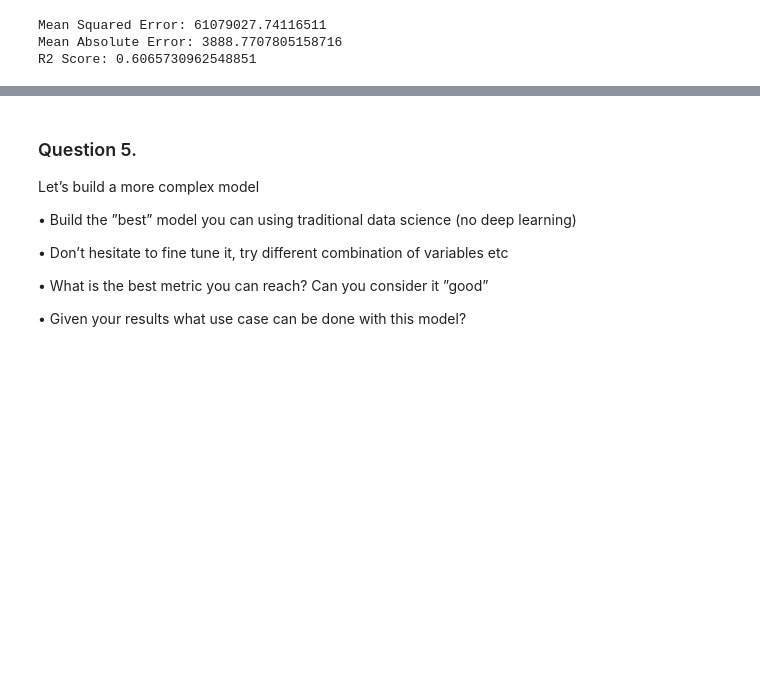
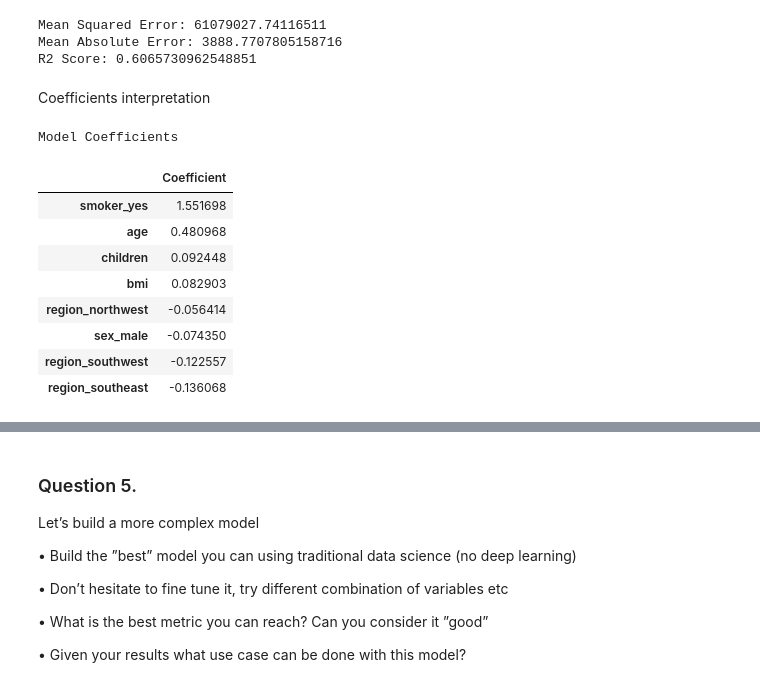
Before and after one commit to louiscockenpot/projet-explainability, a Jupyter notebook: project.ipynb, the cells around one changed output, grey strips where cells are left out. Drawn from its saved outputs; the diff is of its cells as text; code cells hidden in the pictures; blank space fills up the shorter version.

```diff
--- a/project.ipynb
+++ b/project.ipynb
@@ -264,3 +264,20 @@ print(f'R2 Score: {r2}')
 Mean Squared Error: 61079027.74116511
 Mean Absolute Error: 3888.7707805158716
 R2 Score: 0.6065730962548851
+# %% [markdown]
+Coefficients interpretation
+# %%
+coeff_df = pd.DataFrame(model.coef_, X_train.columns, columns=['Coefficient'])
+coeff_df = coeff_df.sort_values(by='Coefficient', ascending=False)
+coeff_df.style.set_caption('Model Coefficients')
+# %% [output]
+Model Coefficients
+|  | Coefficient |
+| smoker_yes | 1.551698 |
+| age | 0.480968 |
+| children | 0.092448 |
+| bmi | 0.082903 |
+| region_northwest | -0.056414 |
+| sex_male | -0.074350 |
+| region_southwest | -0.122557 |
+| region_southeast | -0.136068 |
```
Also changed, not shown: parts of 9 cells of this notebook.
